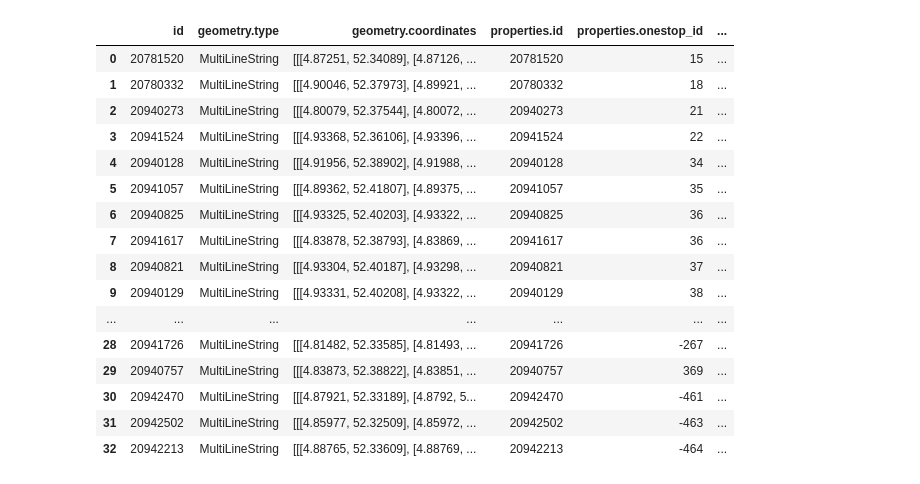
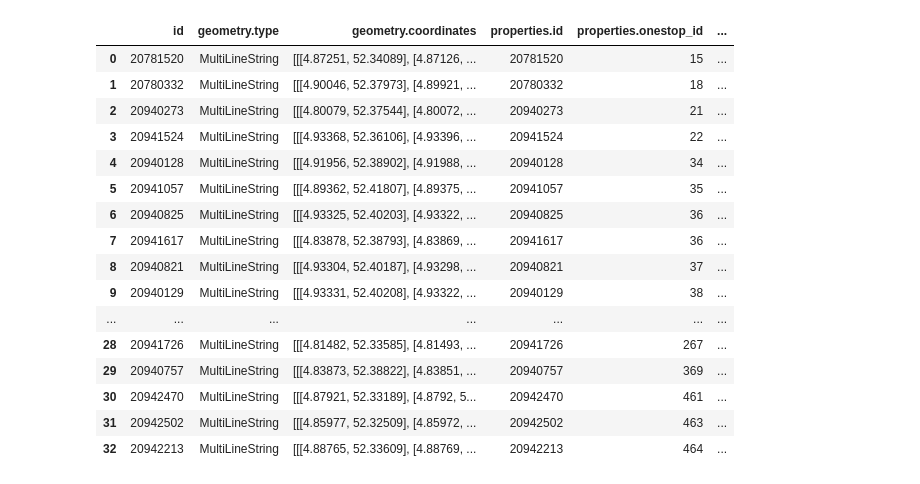
Before and after one commit to mayar-ariss/MIT.Sensing-Optimisation-AMS, a Jupyter notebook: similarity.ipynb, the cells around one changed output. Saved outputs shown, nothing was run; the diff lists cells and outputs as text; code cells hidden in the pictures.

```diff
--- a/similarity.ipynb
+++ b/similarity.ipynb
@@ -243,39 +243,39 @@ df369=df369.drop(columns=['type','properties.feed_version.id','properties.alerts
 
 df461 = json_normalize(B461)
 df461=df461.drop(columns=['type','properties.feed_version.id','properties.alerts','properties.route_url','properties.route_short_name','properties.route_desc','properties.route_color','properties.feed_version_sha1','properties.feed_onestop_id','properties.feed_version.fetched_at','properties.agency.__typename','properties.agency.agency_name', 'properties.agency.agency_id', 'properties.agency.onestop_id', 'properties.feed_version.__typename'])
 
 df463 = json_normalize(B463)
 df463=df463.drop(columns=['type','properties.feed_version.id','properties.alerts','properties.route_url','properties.route_short_name','properties.route_desc','properties.route_color','properties.feed_version_sha1','properties.feed_onestop_id','properties.feed_version.fetched_at','properties.agency.__typename','properties.agency.agency_name', 'properties.agency.agency_id', 'properties.agency.onestop_id', 'properties.feed_version.__typename'])
 
 df464 = json_normalize(B464)
 df464=df464.drop(columns=['type','properties.feed_version.id','properties.alerts','properties.route_url','properties.route_short_name','properties.route_desc','properties.route_color','properties.feed_version_sha1','properties.feed_onestop_id','properties.feed_version.fetched_at','properties.agency.__typename','properties.agency.agency_name', 'properties.agency.agency_id', 'properties.agency.onestop_id', 'properties.feed_version.__typename'])
 
 frames = [df15, df18, df21, df22, df34, df35, df36, df37, df38, df40, df41, df43, df44, df47, df48, df49, df61, df63, df65, df66, df68, df231, df232, df233, df245, df246, df247, df267, df369, df461, df463, df464]
 dftot= pd.concat(frames)
 dftot.reset_index(drop=True, inplace=True)
 
 for idx in dftot.index:
-    dftot.at[idx, 'properties.onestop_id']= dftot['properties.onestop_id'][idx][8:]#.replace("r-u173y-", "BUS_")
+    dftot.at[idx, 'properties.onestop_id']=dftot['properties.onestop_id'][idx].split('-')[2]
 
 dftot
 # %% [output]
 |  | id | geometry.type | geometry.coordinates | properties.id | properties.onestop_id | ... |
 | 0 | 20781520 | MultiLineString | [[[4.87251, 52.34089], [4.87126, ... | 20781520 | 15 | ... |
 | 1 | 20780332 | MultiLineString | [[[4.90046, 52.37973], [4.89921, ... | 20780332 | 18 | ... |
 | 2 | 20940273 | MultiLineString | [[[4.80079, 52.37544], [4.80072, ... | 20940273 | 21 | ... |
 | 3 | 20941524 | MultiLineString | [[[4.93368, 52.36106], [4.93396, ... | 20941524 | 22 | ... |
 | 4 | 20940128 | MultiLineString | [[[4.91956, 52.38902], [4.91988, ... | 20940128 | 34 | ... |
 | 5 | 20941057 | MultiLineString | [[[4.89362, 52.41807], [4.89375, ... | 20941057 | 35 | ... |
 | 6 | 20940825 | MultiLineString | [[[4.93325, 52.40203], [4.93322, ... | 20940825 | 36 | ... |
 | 7 | 20941617 | MultiLineString | [[[4.83878, 52.38793], [4.83869, ... | 20941617 | 36 | ... |
 | 8 | 20940821 | MultiLineString | [[[4.93304, 52.40187], [4.93298, ... | 20940821 | 37 | ... |
 | 9 | 20940129 | MultiLineString | [[[4.93331, 52.40208], [4.93322, ... | 20940129 | 38 | ... |
 | ... | ... | ... | ... | ... | ... | ... |
-| 28 | 20941726 | MultiLineString | [[[4.81482, 52.33585], [4.81493, ... | 20941726 | -267 | ... |
+| 28 | 20941726 | MultiLineString | [[[4.81482, 52.33585], [4.81493, ... | 20941726 | 267 | ... |
 | 29 | 20940757 | MultiLineString | [[[4.83873, 52.38822], [4.83851, ... | 20940757 | 369 | ... |
-| 30 | 20942470 | MultiLineString | [[[4.87921, 52.33189], [4.8792, 5... | 20942470 | -461 | ... |
-| 31 | 20942502 | MultiLineString | [[[4.85977, 52.32509], [4.85972, ... | 20942502 | -463 | ... |
-| 32 | 20942213 | MultiLineString | [[[4.88765, 52.33609], [4.88769, ... | 20942213 | -464 | ... |
+| 30 | 20942470 | MultiLineString | [[[4.87921, 52.33189], [4.8792, 5... | 20942470 | 461 | ... |
+| 31 | 20942502 | MultiLineString | [[[4.85977, 52.32509], [4.85972, ... | 20942502 | 463 | ... |
+| 32 | 20942213 | MultiLineString | [[[4.88765, 52.33609], [4.88769, ... | 20942213 | 464 | ... |
 # %%
 coords = 'geometry.coordinates'
 m5=folium.Map(location=[52.370216, 4.895168],tiles='cartodbdark_matter',zoom_start=12)
```
Also changed, not shown: parts of 21 cells of this notebook.
